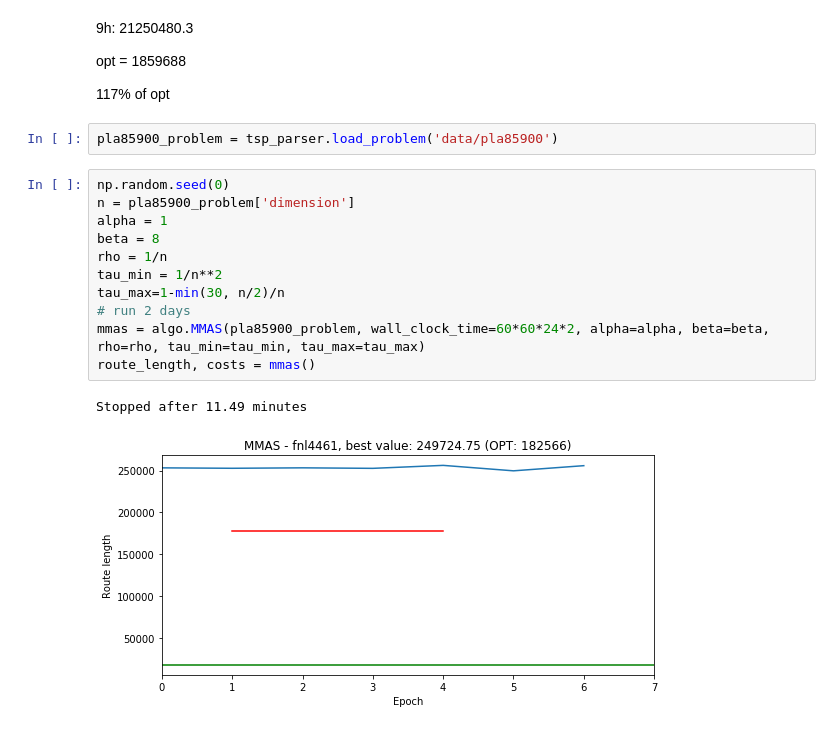
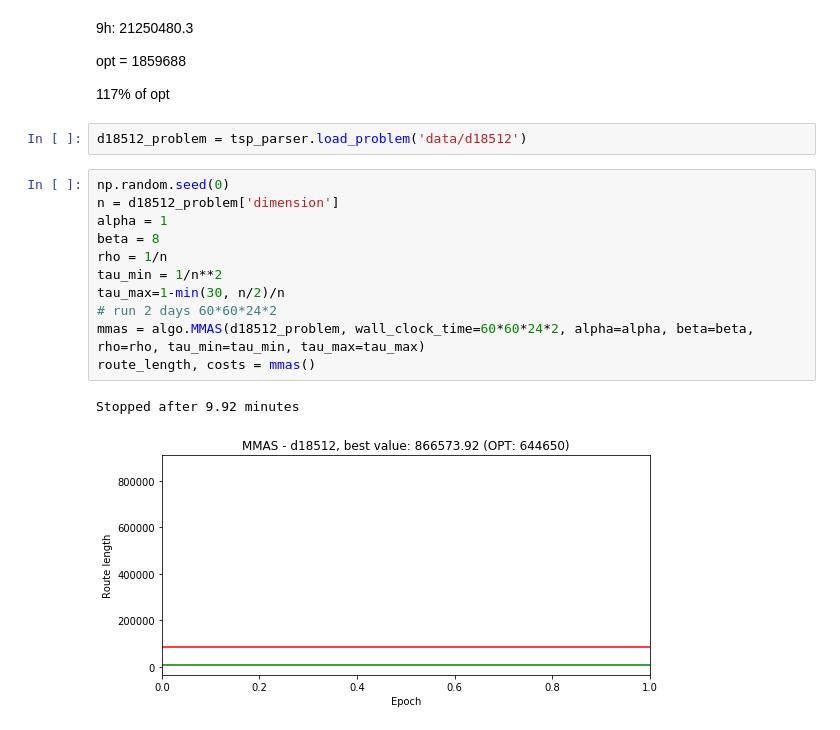
Before and after one commit to Chaoste/course-nia, a Jupyter notebook: project3/project3.ipynb, the cells around one changed output. Drawn from its saved outputs; the diff is of its cells as text.

```diff
--- a/project3/project3.ipynb
+++ b/project3/project3.ipynb
@@ -257,18 +257,18 @@ opt = 1859688
 
 117% of opt
 # %%
-pla85900_problem = tsp_parser.load_problem('data/pla85900')
+d18512_problem = tsp_parser.load_problem('data/d18512')
 # %%
 np.random.seed(0)
-n = pla85900_problem['dimension']
+n = d18512_problem['dimension']
 alpha = 1
 beta = 8
 rho = 1/n
 tau_min = 1/n**2
 tau_max=1-min(30, n/2)/n
-# run 2 days
-mmas = algo.MMAS(pla85900_problem, wall_clock_time=60*60*24*2, alpha=alpha, beta=beta, rho=rho, tau_min=tau_min, tau_max=tau_max)
+# run 2 days 60*60*24*2
+mmas = algo.MMAS(d18512_problem, wall_clock_time=60*60*24*2, alpha=alpha, beta=beta, rho=rho, tau_min=tau_min, tau_max=tau_max)
 route_length, costs = mmas()
 # %% [output]
-Stopped after 11.49 minutes
+Stopped after 9.92 minutes
-[figure, old version]
+[figure, new version]
```
Also changed, not shown: 1 other file.
